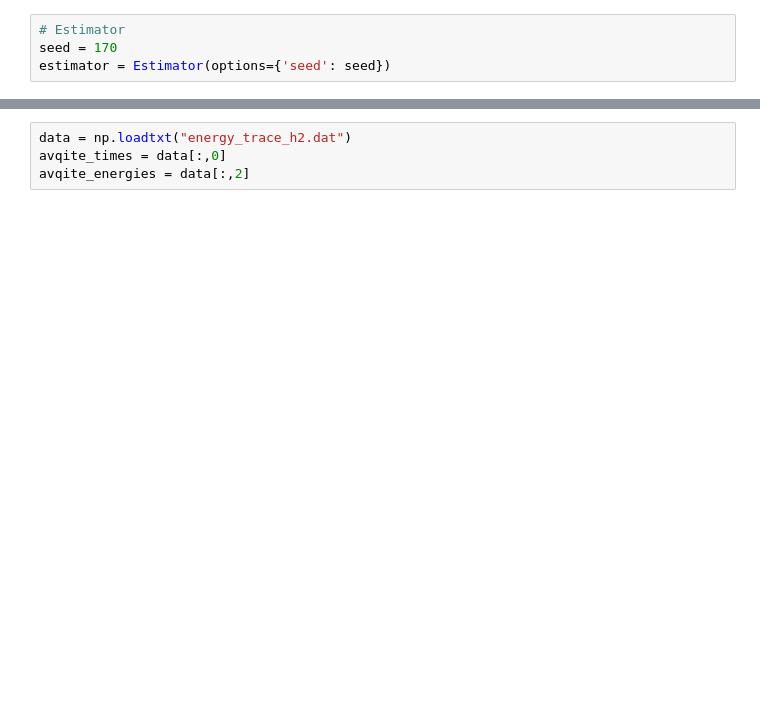
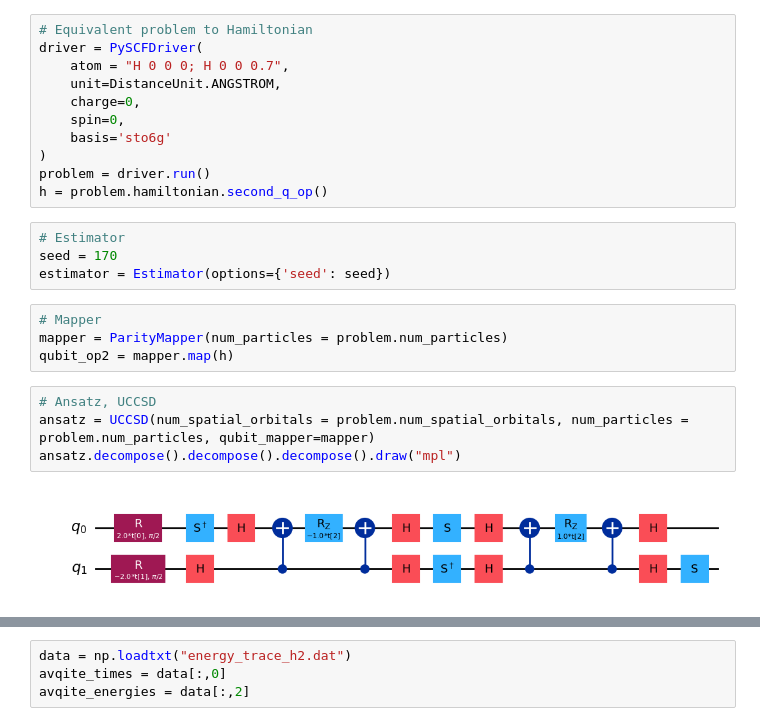
Before and after one commit to Magnusson6359/qiskit-algorithms, a Jupyter notebook: testing.ipynb, the cells around one changed output, grey strips where cells are left out. Drawn from its saved outputs; the diff is of its cells as text; blank space fills up the shorter version.

```diff
--- a/testing.ipynb
+++ b/testing.ipynb
@@ -57,4 +38,25 @@ for i in range(len(ansatz.parameters)):
+# %%
+# Equivalent problem to Hamiltonian
+driver = PySCFDriver(
+    atom = "H 0 0 0; H 0 0 0.7",
+    unit=DistanceUnit.ANGSTROM,
+    charge=0,
+    spin=0,
+    basis='sto6g'
+)
+problem = driver.run()
+h = problem.hamiltonian.second_q_op()
 # %%
 # Estimator
 seed = 170
 estimator = Estimator(options={'seed': seed})
+# %%
+# Mapper
+mapper = ParityMapper(num_particles = problem.num_particles)
+qubit_op2 = mapper.map(h)
+# %%
+# Ansatz, UCCSD
+ansatz = UCCSD(num_spatial_orbitals = problem.num_spatial_orbitals, num_particles = problem.num_particles, qubit_mapper=mapper)
+ansatz.decompose().decompose().decompose().draw("mpl")
+# %% [output]
+[figure, added]
```
Also changed, not shown: parts of 10 cells of this notebook, 2 other files.
